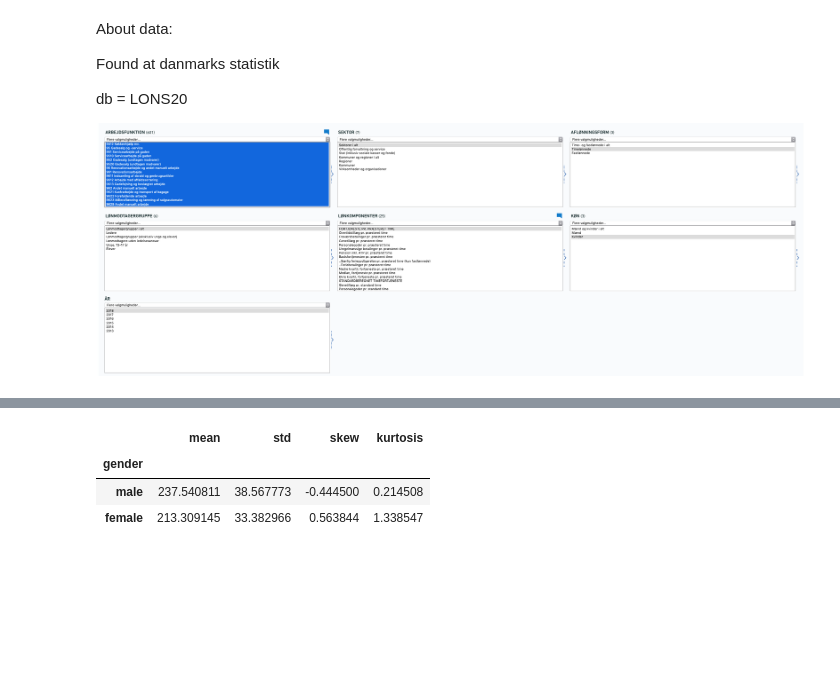
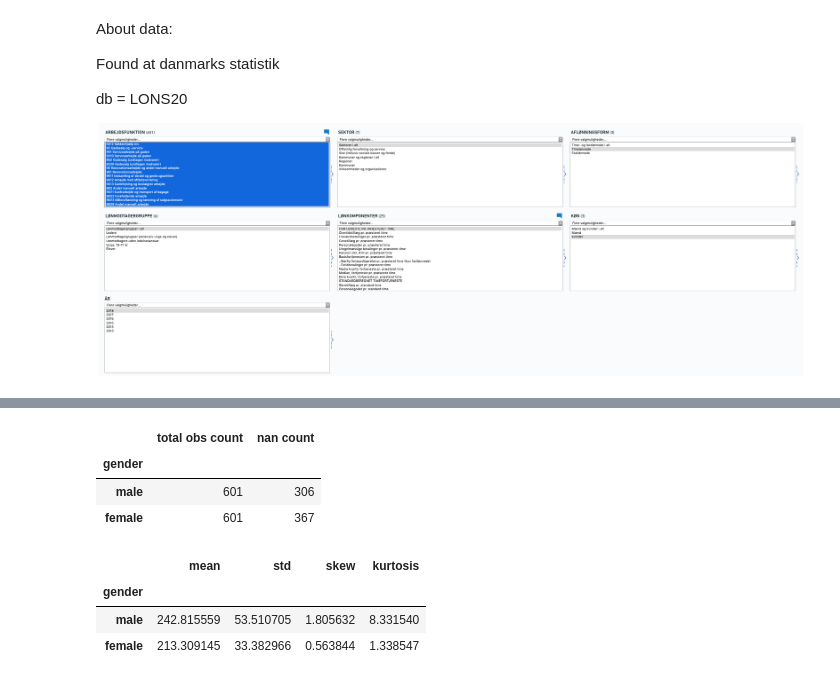
Before and after one commit to JakartaLaw/speciale, a Jupyter notebook: src/cleaning_salary_data.ipynb, the cells around one changed output, grey strips where cells are left out. Cells and saved outputs as stored; diff of their text form; code cells hidden in the pictures; blank space fills up the shorter version.

```diff
--- a/src/cleaning_salary_data.ipynb
+++ b/src/cleaning_salary_data.ipynb
@@ -202,3 +204,23 @@ sbn.distplot(women_salary_variation_raw['wage'].apply(floatify).dropna())
+# %%
+men_variation_summary = {
+    'gender': 'male',
+    'total obs count' : len(men_salary_variation_raw['wage'].apply(floatify)),
+    'nan count': men_salary_variation_raw['wage'].apply(floatify).isnull().sum()
+}
+women_variation_summary = {
+    'gender': 'female',
+    'total obs count' : len(women_salary_variation_raw['wage'].apply(floatify)),
+    'nan count': women_salary_variation_raw['wage'].apply(floatify).isnull().sum()
+}
+
+wage_variation_summary = pd.DataFrame([men_variation_summary, women_variation_summary])
+wage_variation_summary.set_index('gender', inplace=True)
+wage_variation_summary
+# %% [output]
+|  | total obs count | nan count |
+| gender |  |  |
+| male | 601 | 306 |
+| female | 601 | 367 |
 # %%
 men_wages_variation_list = list(men_salary_variation_raw['wage'].apply(floatify).dropna())
 women_wages_variation_list = list(women_salary_variation_raw['wage'].apply(floatify).dropna())
@@ -222,10 +244,9 @@ women_moments = {
 df_stats = pd.DataFrame([men_moments, women_moments])
 # %%
 df_stats.set_index('gender', inplace=True)
+df_stats
+# %% [output]
+|  | mean | std | skew | kurtosis |
+| gender |  |  |  |  |
+| male | 242.815559 | 53.510705 | 1.805632 | 8.331540 |
+| female | 213.309145 | 33.382966 | 0.563844 | 1.338547 |
-# %%
-todf_stats
-# %% [output]
-|  | mean | std | skew | kurtosis |
-| gender |  |  |  |  |
-| male | 237.540811 | 38.567773 | -0.444500 | 0.214508 |
-| female | 213.309145 | 33.382966 | 0.563844 | 1.338547 |
```
Also changed, not shown: parts of 6 cells of this notebook, 5 other files.
